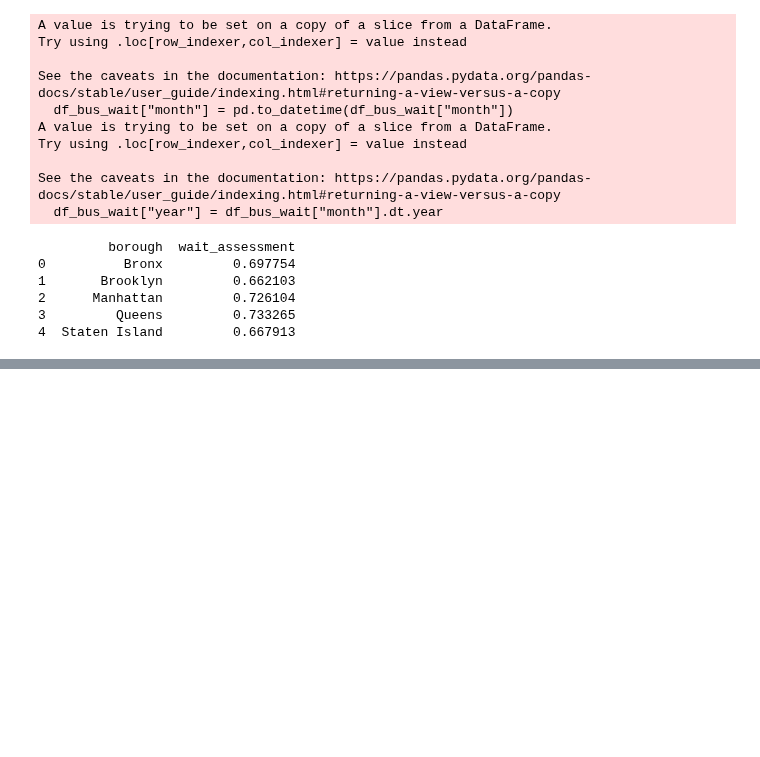
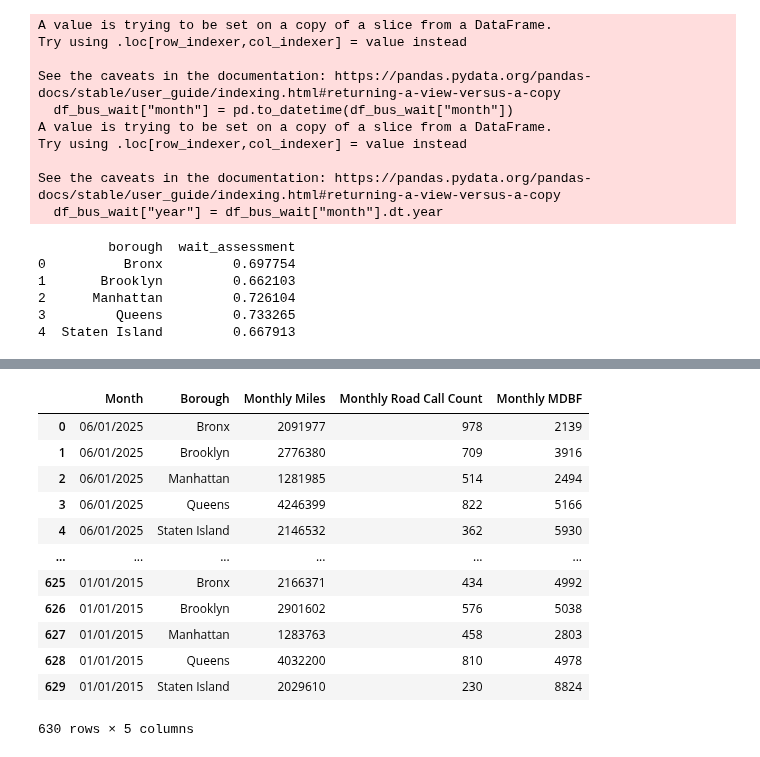
Before and after one commit to djbrown227/fare_evasion, a Jupyter notebook: notebooks/02_data_cleaning.ipynb, the cells around one changed output, grey strips where cells are left out. Cells and saved outputs as stored; diff of their text form; code cells hidden in the pictures; blank space fills up the shorter version.

```diff
--- a/notebooks/02_data_cleaning.ipynb
+++ b/notebooks/02_data_cleaning.ipynb
@@ -1130,0 +1295,22 @@ print(yearly_wait_assessment)
+# %%
+# Path to data folder relative to the notebook
+DATA_DIR = os.path.join("..", "data", "raw")
+bus_repair_df_2015 = pd.read_csv(os.path.join(DATA_DIR, "MTA_Bus_Mean_Distance_Between_Failures__Beginning_2015_20250819.csv"))
+
+#data/raw/MTA_Bus_Mean_Distance_Between_Failures__Beginning_2015_20250819.csv
+# %%
+bus_repair_df_2015
+# %% [output]
+|  | Month | Borough | Monthly Miles | Monthly Road Call Count | Monthly MDBF |
+| 0 | 06/01/2025 | Bronx | 2091977 | 978 | 2139 |
+| 1 | 06/01/2025 | Brooklyn | 2776380 | 709 | 3916 |
+| 2 | 06/01/2025 | Manhattan | 1281985 | 514 | 2494 |
+| 3 | 06/01/2025 | Queens | 4246399 | 822 | 5166 |
+| 4 | 06/01/2025 | Staten Island | 2146532 | 362 | 5930 |
+| ... | ... | ... | ... | ... | ... |
+| 625 | 01/01/2015 | Bronx | 2166371 | 434 | 4992 |
+| 626 | 01/01/2015 | Brooklyn | 2901602 | 576 | 5038 |
+| 627 | 01/01/2015 | Manhattan | 1283763 | 458 | 2803 |
+| 628 | 01/01/2015 | Queens | 4032200 | 810 | 4978 |
+| 629 | 01/01/2015 | Staten Island | 2029610 | 230 | 8824 |
+630 rows × 5 columns
```
Also changed, not shown: parts of 20 cells of this notebook, 7 other files.
